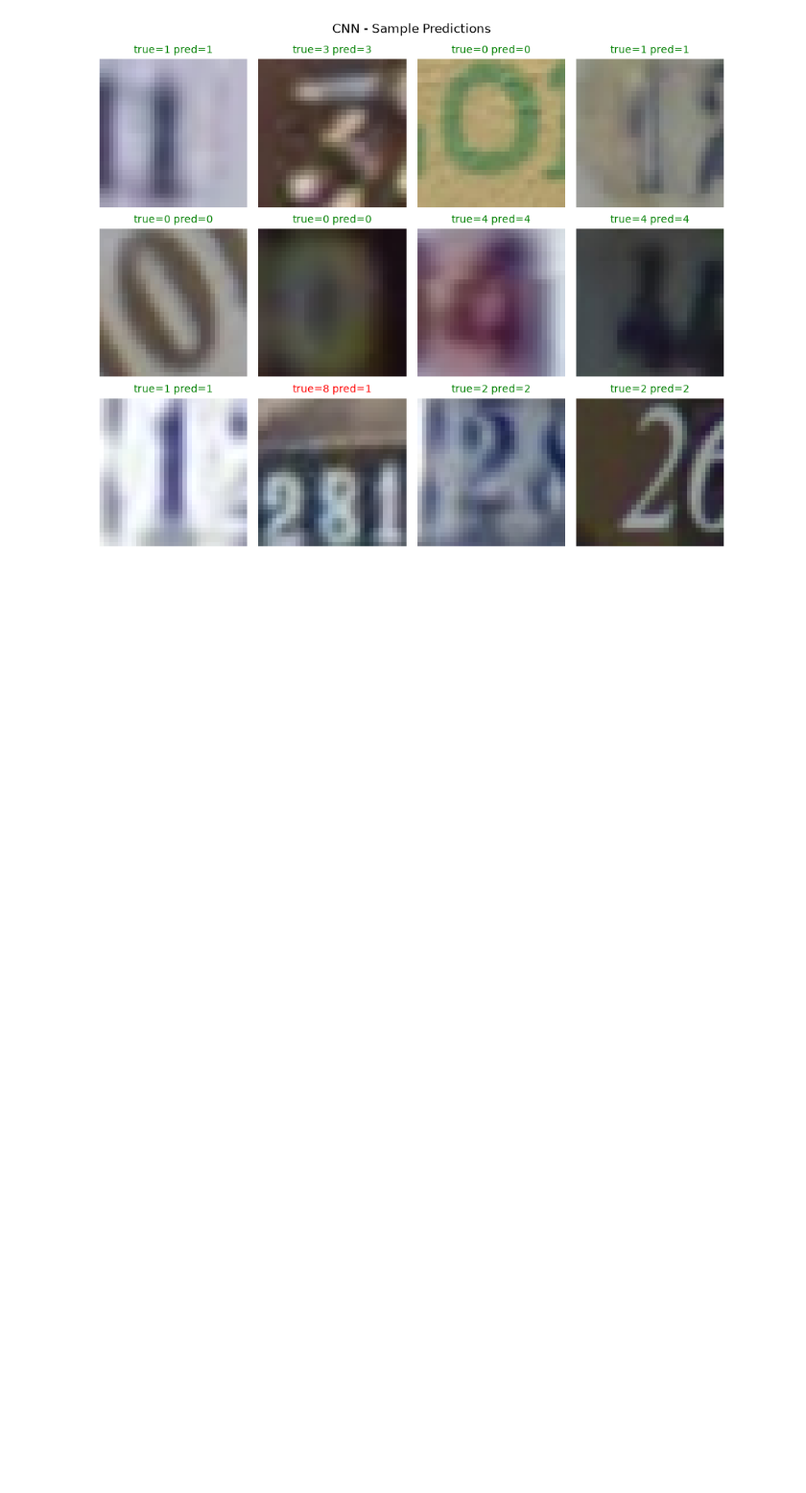
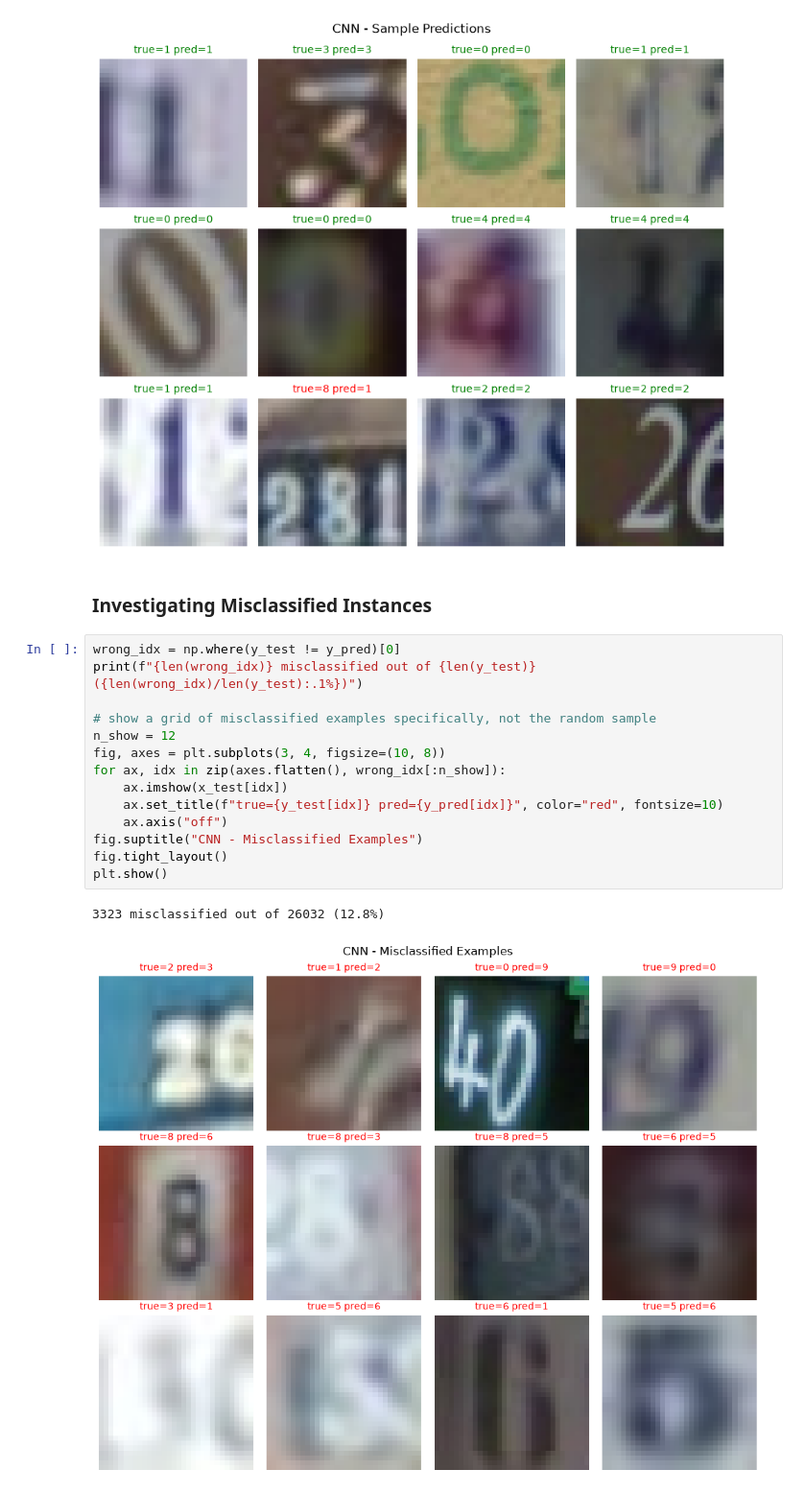
Before and after one commit to omkar-shetty/SVHN_image_recognition, a Jupyter notebook: CNN_SVHN.ipynb, the cells around one changed output. Shown at 96% size. Drawn from its saved outputs; the diff is of its cells as text; blank space fills up the shorter version.

```diff
--- a/CNN_SVHN.ipynb
+++ b/CNN_SVHN.ipynb
@@ -192,3 +190,22 @@ fig.savefig("images/cnn_sample_predictions.png", dpi=150, bbox_inches="tight")
 plt.show()
 # %% [output]
 [figure]
+# %% [markdown]
+### Investigating Misclassified Instances
+# %%
+wrong_idx = np.where(y_test != y_pred)[0]
+print(f"{len(wrong_idx)} misclassified out of {len(y_test)} ({len(wrong_idx)/len(y_test):.1%})")
+
+# show a grid of misclassified examples specifically, not the random sample
+n_show = 12
+fig, axes = plt.subplots(3, 4, figsize=(10, 8))
+for ax, idx in zip(axes.flatten(), wrong_idx[:n_show]):
+    ax.imshow(x_test[idx])
+    ax.set_title(f"true={y_test[idx]} pred={y_pred[idx]}", color="red", fontsize=10)
+    ax.axis("off")
+fig.suptitle("CNN - Misclassified Examples")
+fig.tight_layout()
+plt.show()
+# %% [output]
+3323 misclassified out of 26032 (12.8%)
+[figure, added]
```
Also changed, not shown: parts of 8 cells of this notebook, 1 other file.
